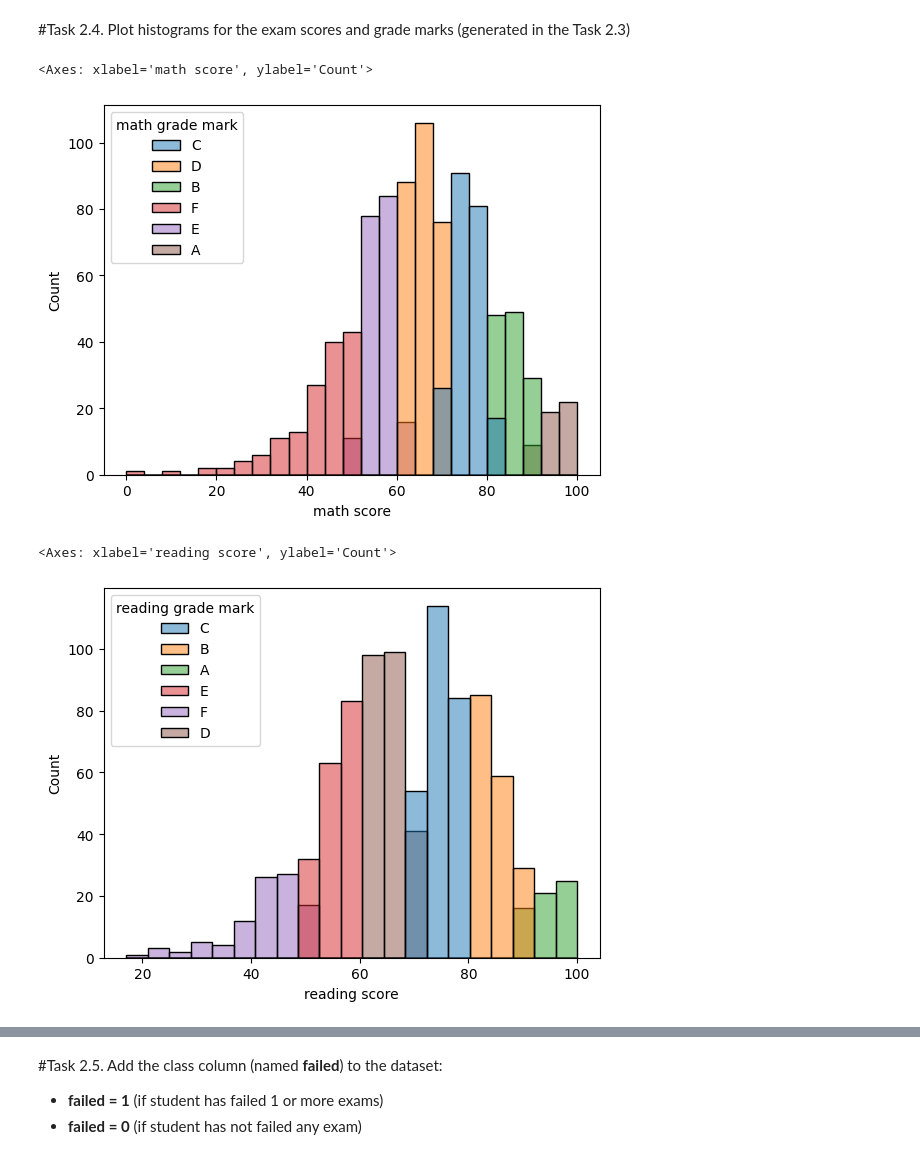
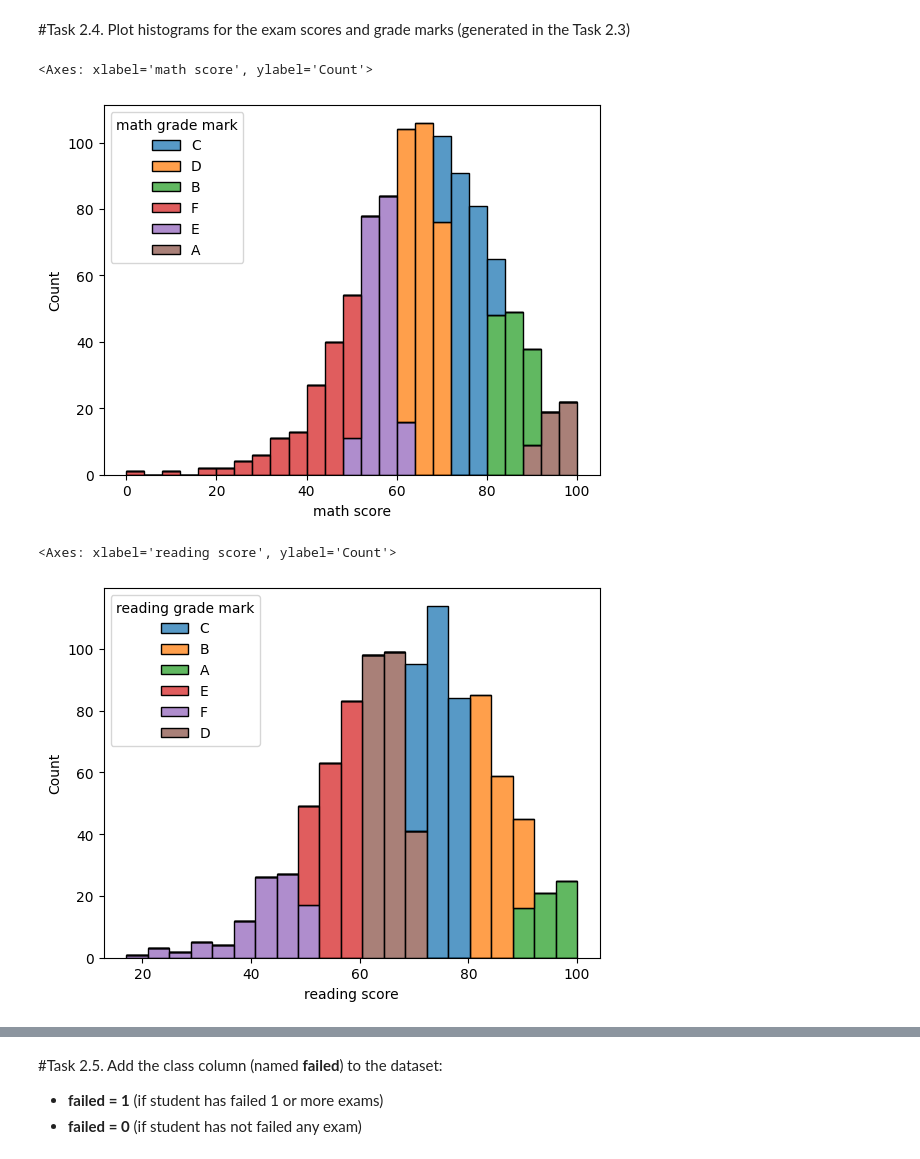
Before and after one commit to PhamTienLoc/Lab_DM, a Jupyter notebook: Lab_9_ClusteringAnalysis_21130429_PhamTienLoc.ipynb, the cells around one changed output, grey strips where cells are left out. Cells and saved outputs as stored; diff of their text form; code cells hidden in the pictures.

```diff
--- a/Lab_9_ClusteringAnalysis_21130429_PhamTienLoc.ipynb
+++ b/Lab_9_ClusteringAnalysis_21130429_PhamTienLoc.ipynb
@@ -165,13 +161,13 @@ display(ds2.head())
 #Task 2.4. Plot histograms for the exam scores and grade marks (generated in the Task 2.3)
 # %%
 #code
-sns.histplot(data=ds2, x="math score", hue="math grade mark")
+sns.histplot(data=ds2, x="math score", hue="math grade mark", multiple='stack')
 # %% [output]
 <Axes: xlabel='math score', ylabel='Count'>
-[figure, old version]
+[figure, new version]
 # %%
-sns.histplot(data=ds2, x="reading score", hue="reading grade mark")
+sns.histplot(data=ds2, x="reading score", hue="reading grade mark", multiple='stack')
 # %% [output]
 <Axes: xlabel='reading score', ylabel='Count'>
-[figure, old version]
+[figure, new version]
 # %%
```
Also changed, not shown: parts of 10 cells of this notebook.
